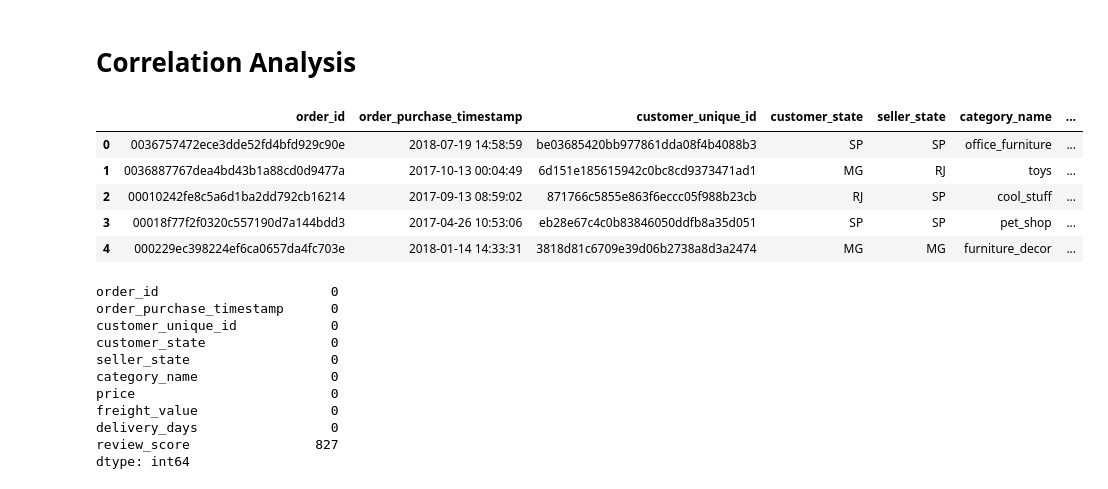
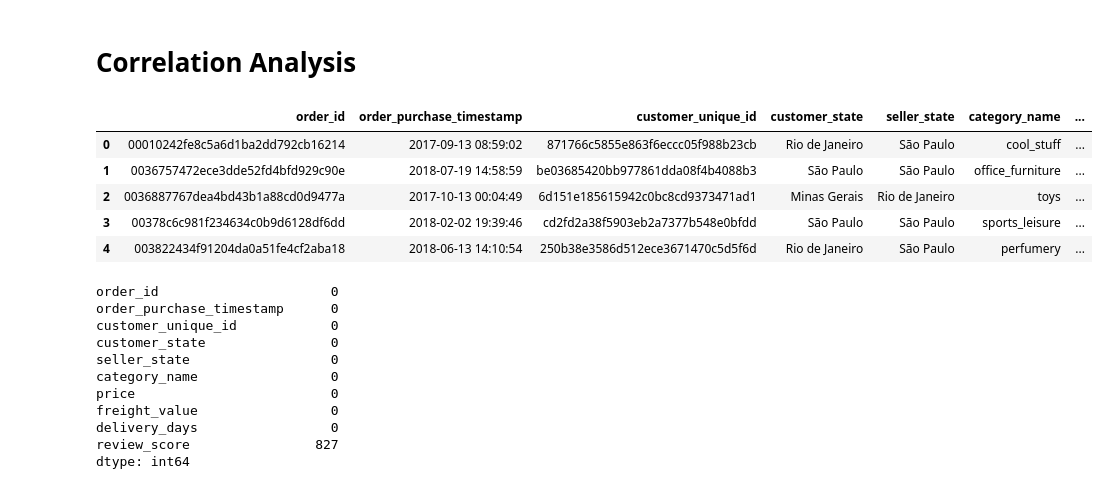
Before and after one commit to doanquangminh14/olist-ecommerce-analytics, a Jupyter notebook: notebook/eda_456.ipynb, the cells around one changed output. Saved outputs shown, nothing was run; the diff lists cells and outputs as text; code cells hidden in the pictures.

```diff
--- a/notebook/eda_456.ipynb
+++ b/notebook/eda_456.ipynb
@@ -793,18 +816,32 @@ Bảng dữ liệu Pandas ghi nhận chính xác giá trị độ lệch chuẩn
 # Correlation Analysis
 # %%
 sales_full = pd.read_sql(
-    "SELECT * FROM vw_sales_full",
+    """
+    SELECT
+        order_id,
+        order_purchase_timestamp,
+        customer_unique_id,
+        customer_state,
+        seller_state,
+        category_name,
+        price,
+        freight_value,
+        delivery_days,
+        review_score
+    FROM analytics.vw_sales_master
+    WHERE order_delivered_customer_date IS NOT NULL;
+    """,
     engine
 )
 
 sales_full.head()
 # %% [output]
 |  | order_id | order_purchase_timestamp | customer_unique_id | customer_state | seller_state | category_name | ... |
-| 0 | 0036757472ece3dde52fd4bfd929c90e | 2018-07-19 14:58:59 | be03685420bb977861dda08f4b4088b3 | SP | SP | office_furniture | ... |
-| 1 | 0036887767dea4bd43b1a88cd0d9477a | 2017-10-13 00:04:49 | 6d151e185615942c0bc8cd9373471ad1 | MG | RJ | toys | ... |
-| 2 | 00010242fe8c5a6d1ba2dd792cb16214 | 2017-09-13 08:59:02 | 871766c5855e863f6eccc05f988b23cb | RJ | SP | cool_stuff | ... |
-| 3 | 00018f77f2f0320c557190d7a144bdd3 | 2017-04-26 10:53:06 | eb28e67c4c0b83846050ddfb8a35d051 | SP | SP | pet_shop | ... |
-| 4 | 000229ec398224ef6ca0657da4fc703e | 2018-01-14 14:33:31 | 3818d81c6709e39d06b2738a8d3a2474 | MG | MG | furniture_decor | ... |
+| 0 | 00010242fe8c5a6d1ba2dd792cb16214 | 2017-09-13 08:59:02 | 871766c5855e863f6eccc05f988b23cb | Rio de Janeiro | São Paulo | cool_stuff | ... |
+| 1 | 0036757472ece3dde52fd4bfd929c90e | 2018-07-19 14:58:59 | be03685420bb977861dda08f4b4088b3 | São Paulo | São Paulo | office_furniture | ... |
+| 2 | 0036887767dea4bd43b1a88cd0d9477a | 2017-10-13 00:04:49 | 6d151e185615942c0bc8cd9373471ad1 | Minas Gerais | Rio de Janeiro | toys | ... |
+| 3 | 00378c6c981f234634c0b9d6128df6dd | 2018-02-02 19:39:46 | cd2fd2a38f5903eb2a7377b548e0bfdd | São Paulo | São Paulo | sports_leisure | ... |
+| 4 | 003822434f91204da0a51fe4cf2aba18 | 2018-06-13 14:10:54 | 250b38e3586d512ece3671470c5d5f6d | Rio de Janeiro | São Paulo | perfumery | ... |
 # %%
 sales_full.isnull().sum()
 # %% [output]
```
Also changed, not shown: parts of 10 cells of this notebook, 17 other files.
